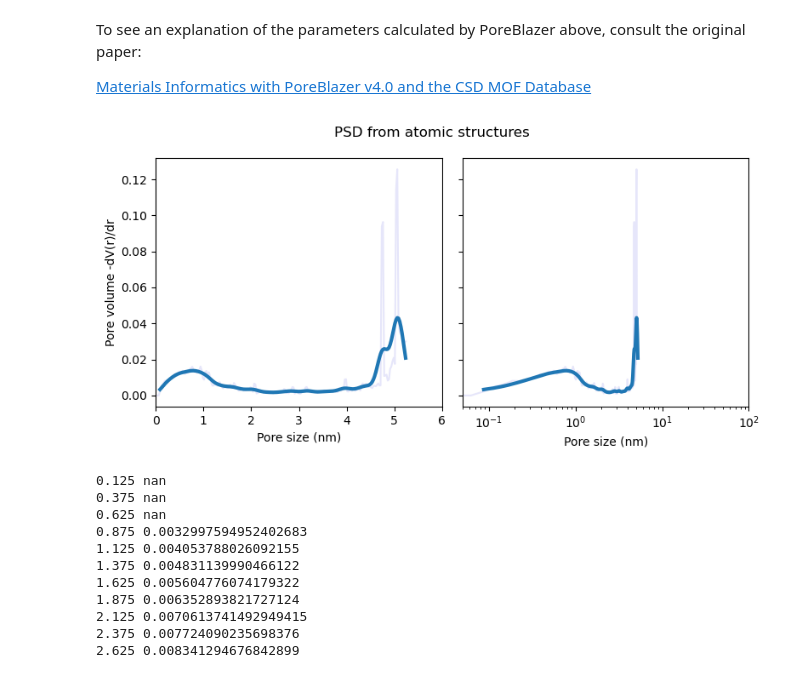
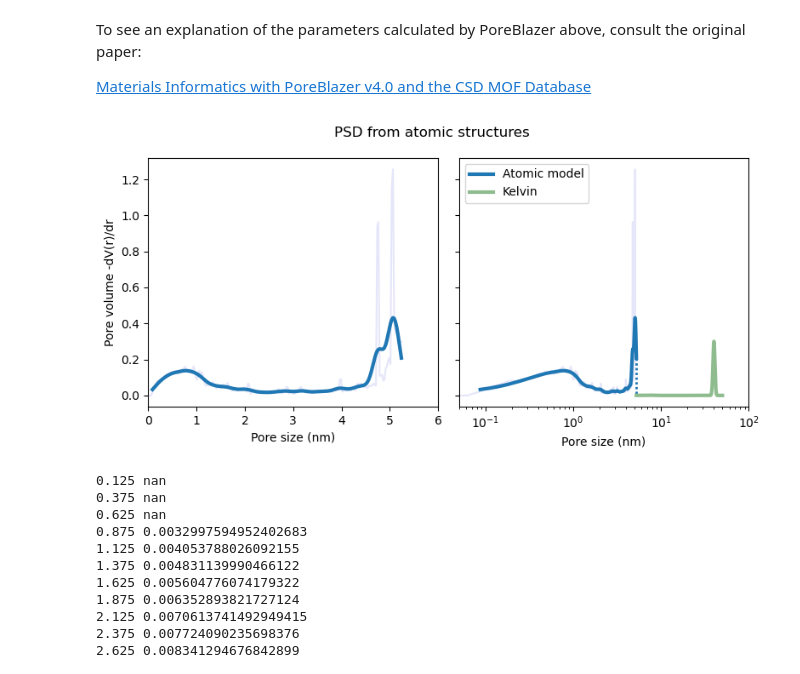
Before and after one commit to nandobike/3d-vis, a Jupyter notebook: 3D_calculation.ipynb, the cells around one changed output. Cells and saved outputs as stored; diff of their text form; code cells hidden in the pictures.

Commit message:
added initial calculation of PSD with Kelvin

```diff
--- a/3D_calculation.ipynb
+++ b/3D_calculation.ipynb
@@ -355,20 +355,50 @@ PSD_solution_smooth = np.convolve(PSD_solution, smooth_kernel, mode='same')
 PSD_solution_smooth[0:3] = np.nan
+# %%
+#Create a vector of the PSD sizes in Angstrom for Kelvin
+psd_kelvin_size = np.arange(df_PSD_pb[0].iloc[-1],500,1,dtype=float)
+
+#Create a vector of zeros to store what the PSD for Kelvin will be
+psd_kelvin = np.zeros_like(psd_kelvin_size)
+
+for index, value in df_structures['moment1'][structures_model:].items():
+    #print(index, value)
+    index_pore = np.searchsorted(psd_kelvin_size, value)
+    psd_kelvin[index_pore] = df_structures['Helium volume in cm^3/g'][index] * solution[index-1]
+
+smooth_kernel_size = 400 # Increase this for smoother results
+smooth_kernel = np.array(PascalTriangle(smooth_kernel_size))
+smooth_kernel = smooth_kernel / smooth_kernel.sum()
+PSD_kelvin_smooth = np.convolve(psd_kelvin, smooth_kernel, mode='same')
 # %%
 # Plot PSD
 fig, ax = plt.subplots(nrows=1, ncols=2, sharey=True, figsize=(8,4))
 
 for i in range(2):
-    ax[i].plot(df_PSD_pb[0]/10, PSD_solution, color='lavender') # Use light color for original PSD solution
-    ax[i].plot(df_PSD_pb[0]/10, PSD_solution_smooth, linewidth=3) # Heavier color for smoothed solution
+    ax[i].plot(df_PSD_pb[0]/10, PSD_solution*10, color='lavender') # Use light color for original PSD solution
+    ax[i].plot(df_PSD_pb[0]/10,
+               PSD_solution_smooth*10,
+               linewidth=3,
+               label='Atomic model',
+               color="tab:blue")
     ax[i].set_xlabel("Pore size (nm)")
 
+ax[1].plot(np.append(df_PSD_pb[0]/10, psd_kelvin_size[0]/10)[-2:],
+           np.append(PSD_solution_smooth*10, 0)[-2:],
+           color="tab:blue",
+           linewidth=2, linestyle=(0, (1, 1)) )
+
+#ax[1].plot(psd_kelvin_size/10, psd_kelvin)
+ax[1].plot(psd_kelvin_size/10,
+           PSD_kelvin_smooth*10,
+           linewidth=3, label='Kelvin', color='darkseagreen')
+ax[1].legend()
 ax[0].set_ylabel("Pore volume -dV(r)/dr")
 ax[0].set_xlim([0,6])
 ax[1].set_xlim([0.05,100])
 ax[1].set_xscale('log')
 fig.suptitle('PSD from atomic structures')
 fig.tight_layout()
 # %% [output]
-[figure, old version]
+[figure, new version]
 # %%
 #Export PSD to file
```
Also changed, not shown: parts of 2 cells of this notebook, 1 other file.
